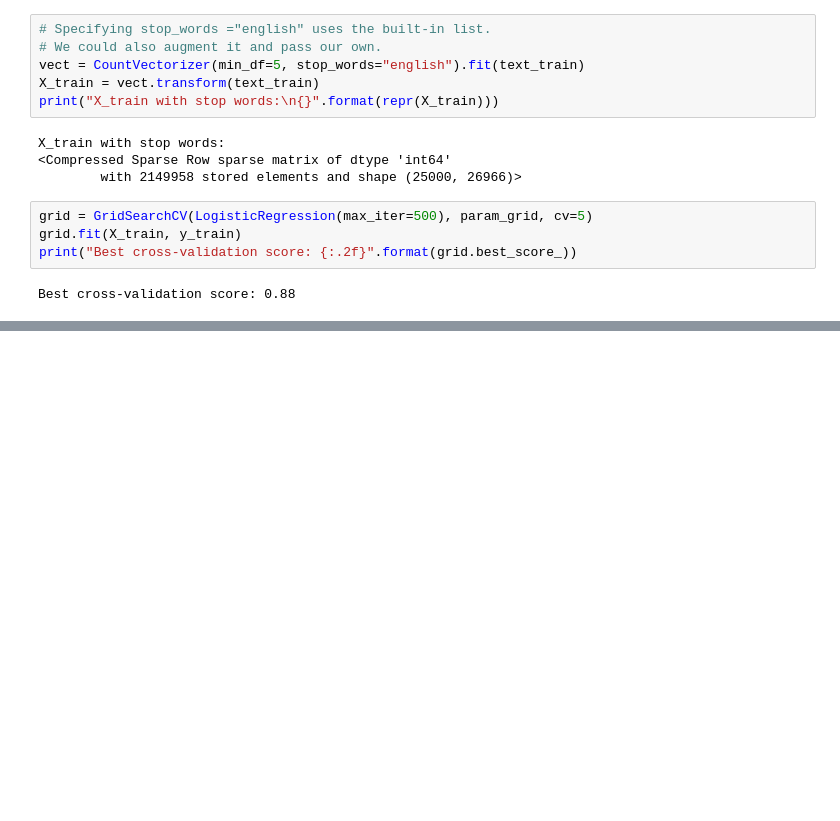
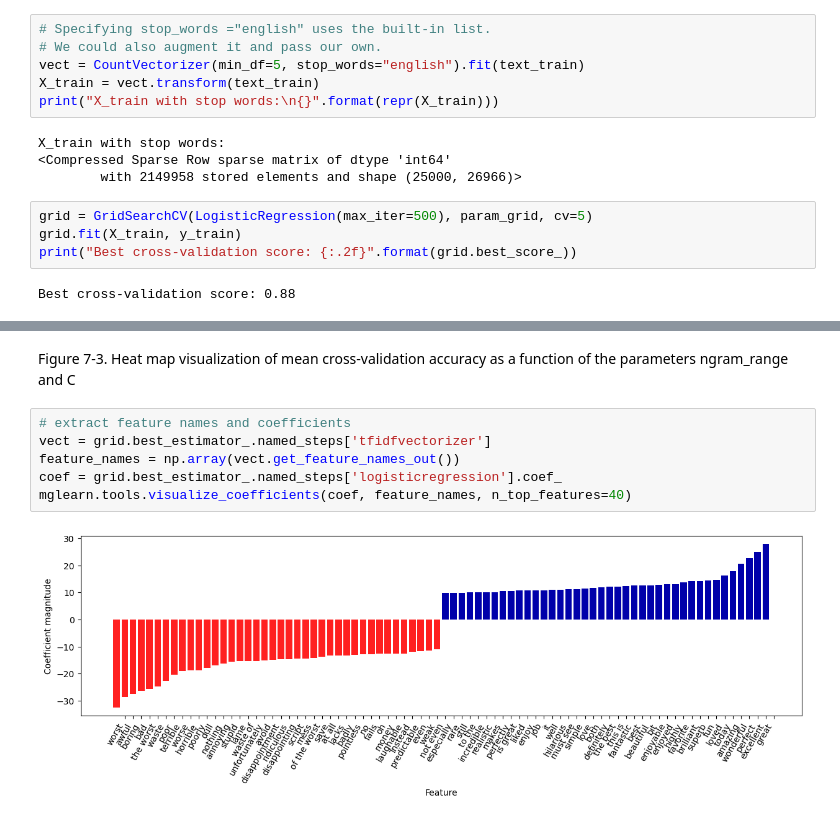
Before and after one commit to Youngsoo1024/Python_ML, a Jupyter notebook: Chap7/ch7_practice.ipynb, the cells around one changed output, grey strips where cells are left out. Saved outputs shown, nothing was run; the diff lists cells and outputs as text; blank space fills up the shorter version.

```diff
--- a/Chap7/ch7_practice.ipynb
+++ b/Chap7/ch7_practice.ipynb
@@ -191,0 +319,10 @@ Best cross-validation score: 0.88
+# %% [markdown]
+Figure 7-3. Heat map visualization of mean cross-validation accuracy as a function of the parameters ngram_range and C
+# %%
+# extract feature names and coefficients
+vect = grid.best_estimator_.named_steps['tfidfvectorizer']
+feature_names = np.array(vect.get_feature_names_out())
+coef = grid.best_estimator_.named_steps['logisticregression'].coef_
+mglearn.tools.visualize_coefficients(coef, feature_names, n_top_features=40)
+# %% [output]
+[figure, added]
```
Also changed, not shown: parts of 34 cells of this notebook, 1 other file.
